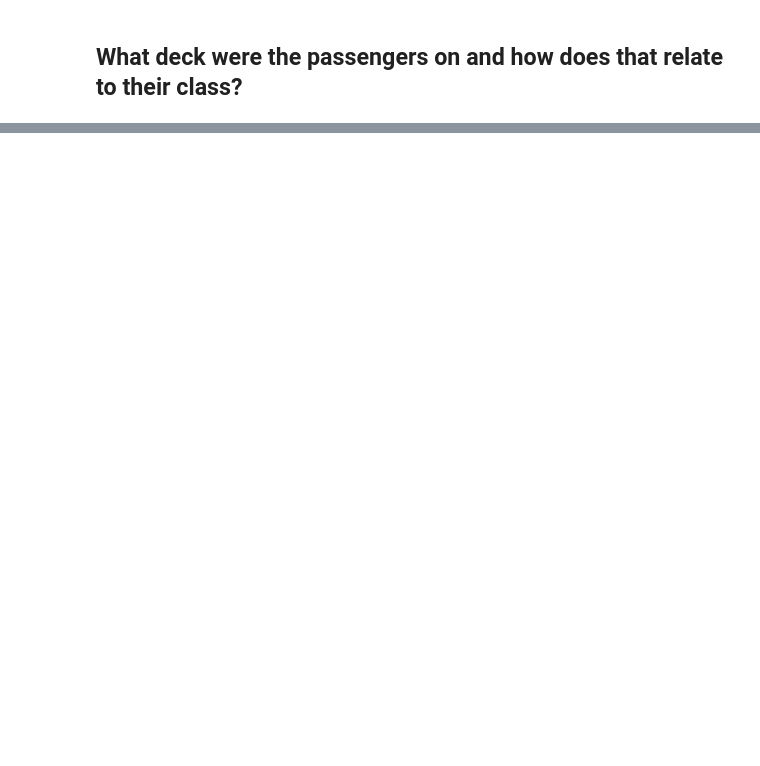
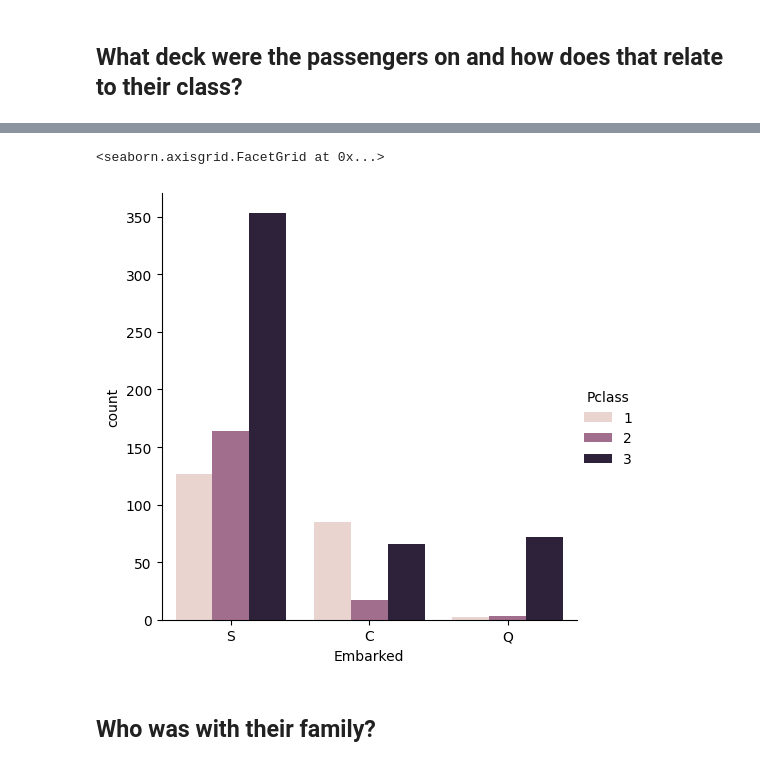
Before and after one commit to TerekliTahaBerk/data-science-portfolio, a Jupyter notebook: Titanic Dataset Exploratory Data Analysis/Titanic_Dataset_Exploratory_Data_Analysis.ipynb, the cells around one changed output, grey strips where cells are left out. Cells and saved outputs as stored; diff of their text form; code cells hidden in the pictures; blank space fills up the shorter version.

```diff
--- a/Titanic Dataset Exploratory Data Analysis/Titanic_Dataset_Exploratory_Data_Analysis.ipynb
+++ b/Titanic Dataset Exploratory Data Analysis/Titanic_Dataset_Exploratory_Data_Analysis.ipynb
@@ -171,0 +224,7 @@ This will become an error in seaborn v0.14.0; please update your code.
+# %%
+sns.catplot(x='Embarked',data=titanic_df,hue='Pclass',kind='count')
+# %% [output]
+<seaborn.axisgrid.FacetGrid at 0x...>
+[figure, added]
+# %% [markdown]
+## Who was with their family?
```
Also changed, not shown: parts of 19 cells of this notebook.
